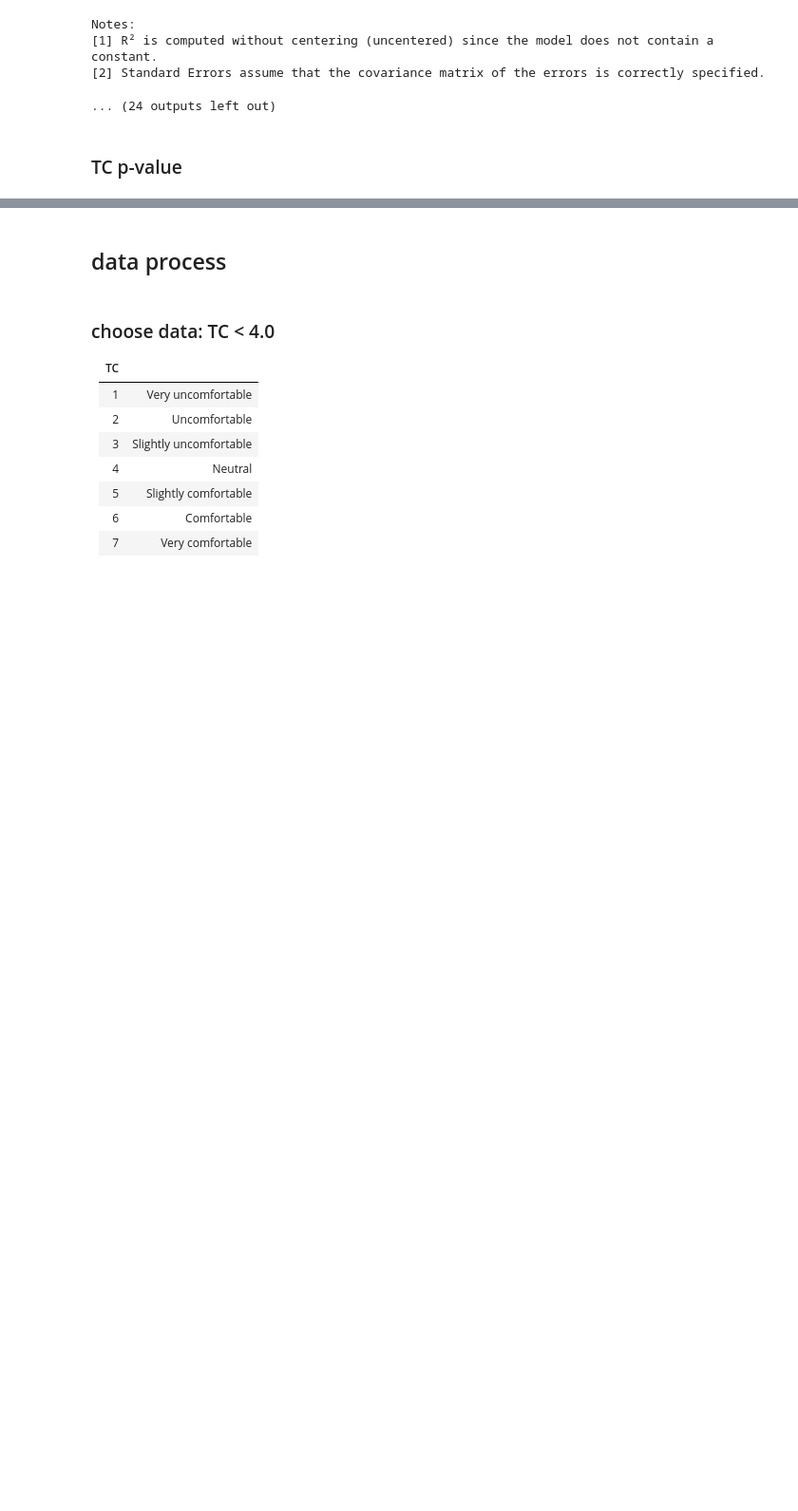
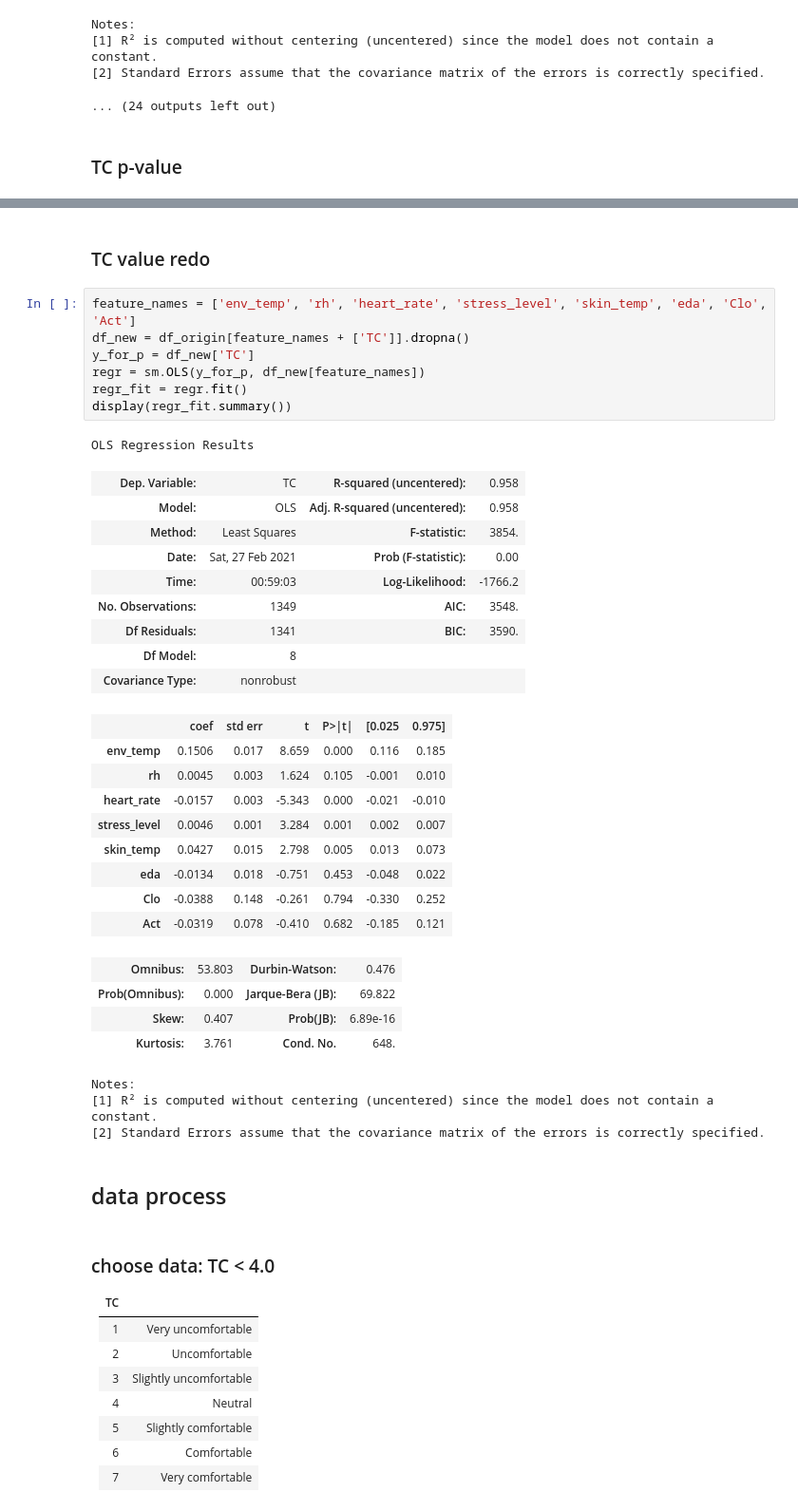
Before and after one commit to chengxiangduan-usc/mecsc, a Jupyter notebook: model/comfort_minmax_model/max_1_lr.ipynb, the cells around one changed output, grey strips where cells are left out. Shown at 95% size. Saved outputs shown, nothing was run; the diff lists cells and outputs as text; blank space fills up the shorter version.

```diff
--- a/model/comfort_minmax_model/max_1_lr.ipynb
+++ b/model/comfort_minmax_model/max_1_lr.ipynb
@@ -329,3 +365,39 @@ Notes:
+# %% [markdown]
+### TC value redo
+# %%
+feature_names = ['env_temp', 'rh', 'heart_rate', 'stress_level', 'skin_temp', 'eda', 'Clo', 'Act']
+df_new = df_origin[feature_names + ['TC']].dropna()
+y_for_p = df_new['TC']
+regr = sm.OLS(y_for_p, df_new[feature_names])
+regr_fit = regr.fit()
+display(regr_fit.summary())
+# %% [output]
+OLS Regression Results
+| Dep. Variable: | TC | R-squared (uncentered): | 0.958 |
+| Model: | OLS | Adj. R-squared (uncentered): | 0.958 |
+| Method: | Least Squares | F-statistic: | 3854. |
+| Date: | Sat, 27 Feb 2021 | Prob (F-statistic): | 0.00 |
+| Time: | 00:59:03 | Log-Likelihood: | -1766.2 |
+| No. Observations: | 1349 | AIC: | 3548. |
+| Df Residuals: | 1341 | BIC: | 3590. |
+| Df Model: | 8 |  |  |
+| Covariance Type: | nonrobust |  |  |
+|  | coef | std err | t | P>|t| | [0.025 | 0.975] |
+| env_temp | 0.1506 | 0.017 | 8.659 | 0.000 | 0.116 | 0.185 |
+| rh | 0.0045 | 0.003 | 1.624 | 0.105 | -0.001 | 0.010 |
+| heart_rate | -0.0157 | 0.003 | -5.343 | 0.000 | -0.021 | -0.010 |
+| stress_level | 0.0046 | 0.001 | 3.284 | 0.001 | 0.002 | 0.007 |
+| skin_temp | 0.0427 | 0.015 | 2.798 | 0.005 | 0.013 | 0.073 |
+| eda | -0.0134 | 0.018 | -0.751 | 0.453 | -0.048 | 0.022 |
+| Clo | -0.0388 | 0.148 | -0.261 | 0.794 | -0.330 | 0.252 |
+| Act | -0.0319 | 0.078 | -0.410 | 0.682 | -0.185 | 0.121 |
+| Omnibus: | 53.803 | Durbin-Watson: | 0.476 |
+| Prob(Omnibus): | 0.000 | Jarque-Bera (JB): | 69.822 |
+| Skew: | 0.407 | Prob(JB): | 6.89e-16 |
+| Kurtosis: | 3.761 | Cond. No. | 648. |
+Notes:
+[1] R² is computed without centering (uncentered) since the model does not contain a constant.
+[2] Standard Errors assume that the covariance matrix of the errors is correctly specified.
 # %% [markdown]
 ## data process
 # %% [markdown]
```
Also changed, not shown: parts of 7 cells of this notebook.
